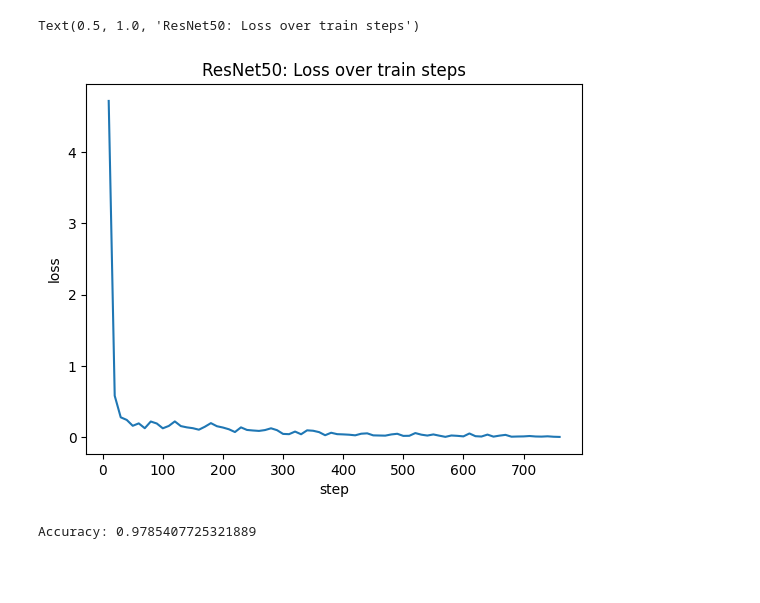
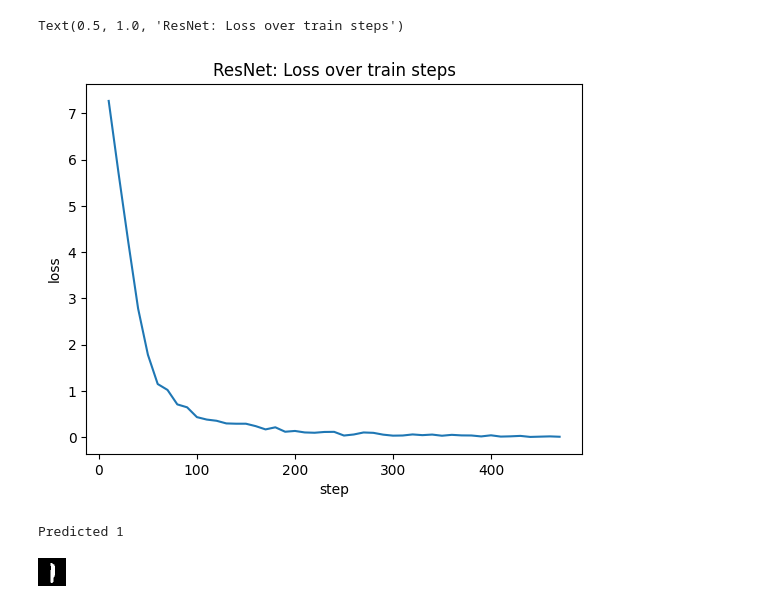
Before and after one commit to tdl1304/TDT05-Project-23, a Jupyter notebook: cnn.ipynb, the cells around one changed output. Drawn from its saved outputs; the diff is of its cells as text; code cells hidden in the pictures; blank space fills up the shorter version.

Commit message:
mnist training done

```diff
--- a/cnn.ipynb
+++ b/cnn.ipynb
@@ -55,0 +48,7 @@ Dataset({
+# %%
+split = dataset.train_test_split(test_size=0.94)
+temp_split = split['train'].train_test_split(test_size=1/6)
+dataset_train = temp_split['train']
+dataset_test = temp_split['test']
+dataset_valid = split['test']
+dataset_train, dataset_test, dataset_valid
@@ -56,6 +68,6 @@ Dataset({
 # %%
 # check how many labels/number of classes
-num_classes = len(set(dataset_train['labels']))
-labels = dataset_train.features['labels'].names
+num_classes = len(set(dataset_train['label']))
+labels = dataset_train.features['label'].names
 num_classes, labels
 # %% [output]
@@ -81,7 +101,7 @@ def preprocess(batch):
         return_tensors='pt'
     )
     # include the labels
-    inputs['labels'] = batch['labels']
+    inputs['labels'] = batch['label']
     return inputs
 
 def collate_fn(batch):
@@ -110,18 +130,18 @@ def compute_metrics(p):
 # %%
 from transformers import Trainer
 
-output_dir = './resnet_model'
+eval_save_step = 100
 
 # training the model
 training_args = TrainingArguments(
-  output_dir,
+  output_dir="./cnn_model",
   per_device_train_batch_size=32,
   evaluation_strategy="steps",
-  num_train_epochs=2,
-  save_steps=100,
-  eval_steps=100,
+  num_train_epochs=5,
+  save_steps=eval_save_step,
+  eval_steps=eval_save_step,
   logging_steps=10,
-  learning_rate=0.001,
+  learning_rate=2e-4,
   save_total_limit=2,
   optim='adamw_torch',
   remove_unused_columns=False,
@@ -139,7 +159,6 @@ trainer = Trainer(
     tokenizer=feature_extractor,
 )
 
-#change resume_from_checkpoint to True if you want to resume training
 train_results = trainer.train(resume_from_checkpoint=False)
 # save tokenizer with the model
 trainer.save_model()
@@ -147,8 +166,4 @@ trainer.log_metrics("train", train_results.metrics)
 trainer.save_metrics("train", train_results.metrics)
 # save the trainer state
 trainer.save_state()
-# evaluate with validation
-metrics = trainer.evaluate(prepared_valid)
-trainer.log_metrics("eval", metrics)
-trainer.save_metrics("eval", metrics)
 # %% [output]
@@ -168,19 +196,19 @@ trainer.save_metrics("eval", metrics)
 # %%
 from matplotlib import pyplot as plt
 
 x = [log['step'] for log in trainer.state.log_history if 'loss' in log]
 y = [log['loss'] for log in trainer.state.log_history if 'loss' in log]
 
 
 # y axis is loss
 # x axis is step
 plt.plot(x, y)
 plt.xlabel('step')
 plt.ylabel('loss')
-plt.title('ResNet50: Loss over train steps')
+plt.title('ResNet: Loss over train steps')
 # %% [output]
-Text(0.5, 1.0, 'ResNet50: Loss over train steps')
+Text(0.5, 1.0, 'ResNet: Loss over train steps')
-[figure, old version]
+[figure, new version]
 # %%
 # fine tuned model
 # import our fine-tuned model
@@ -208,8 +230,8 @@ def predict(image):
-# %%
-count = 0
-for img in a:
-    if predict(img):
-        count += 1
-print(f"Accuracy: {count/len(a)}")
-# %% [output]
-Accuracy: 0.9785407725321889
+# %%
+import random
+index = random.randint(0, len(dataset_valid))
+print("Predicted "+str(predict(dataset_valid[index])))
+dataset_valid[index]["image"]
+# %% [output]
+Predicted 1
+[figure, added]
```
Also changed, not shown: parts of 14 cells of this notebook, 2 other files.
